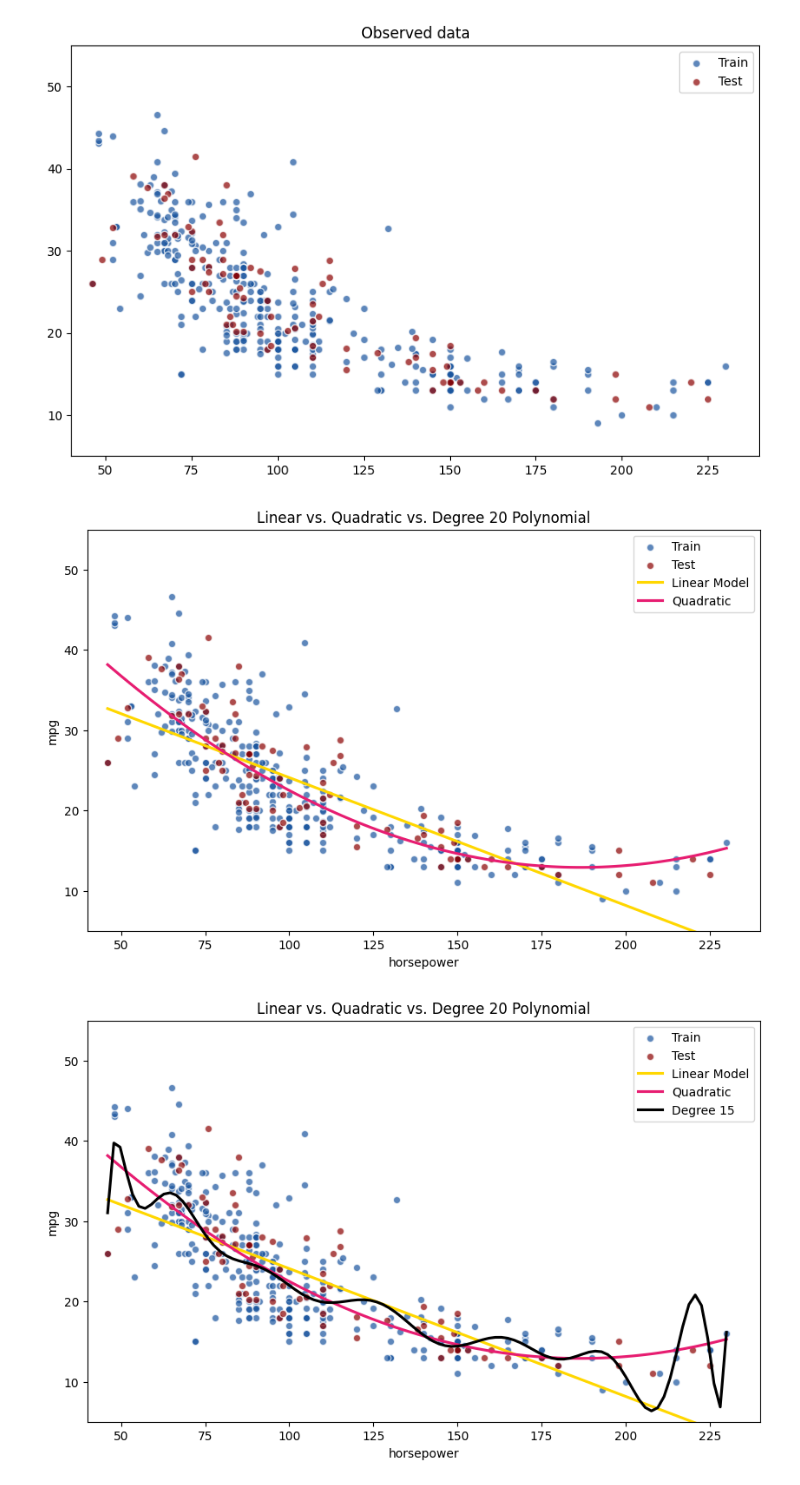
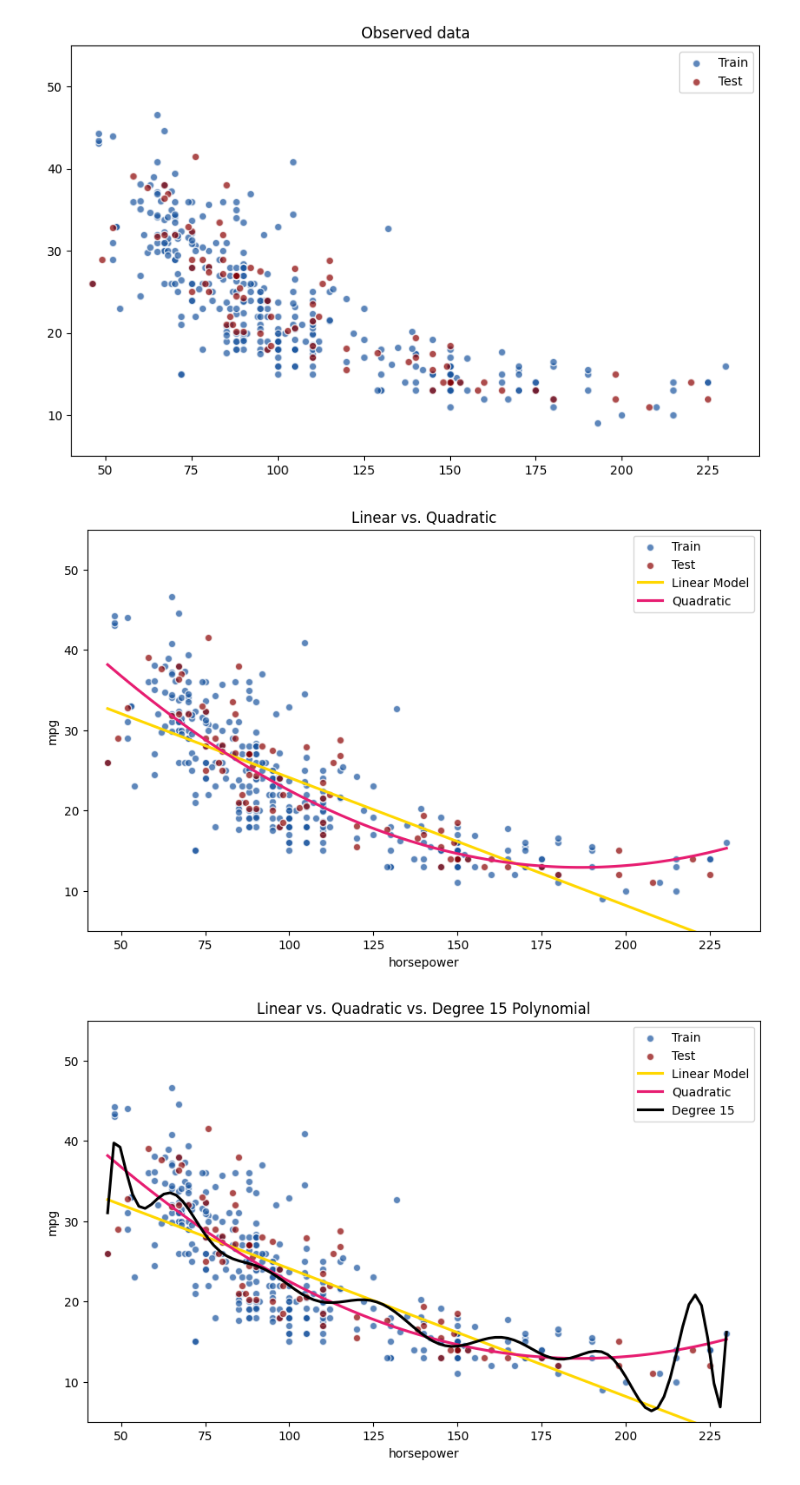
Before and after one commit to vincenzorrei/EDU-LinearRegression, a Jupyter notebook: auto.ipynb, the cells around one changed output. Drawn from its saved outputs; the diff is of its cells as text; code cells hidden in the pictures.

Commit message:
enhance graphs

```diff
--- a/auto.ipynb
+++ b/auto.ipynb
@@ -266,17 +266,17 @@ plt.show()
 # %%
 # With Seaborn's regplot() you can easily plot higher order polynomials.
 plt.figure(figsize=(10,6))
 plt.scatter(train.horsepower, train.mpg, facecolors=color_blue, edgecolors='white', alpha=.7, label='Train')
 plt.scatter(test.horsepower, test.mpg, facecolors='darkred', edgecolors='white', alpha=.7, label='Test')
 sns.regplot(x=train.horsepower, y=train.mpg, ci=None, label='Linear Model', scatter=False, color=color_gold)
 sns.regplot(x=train.horsepower, y=train.mpg, ci=None, label='Quadratic', order=2, scatter=False, color=color_pink)
-plt.title('Linear vs. Quadratic vs. Degree 20 Polynomial')
+plt.title('Linear vs. Quadratic')
 plt.legend()
 plt.ylim(5,55)
 plt.xlim(40,240)
 plt.show()
 # %% [output]
-[figure, old version]
+[figure, new version]
 # %%
 # With Seaborn's regplot() you can easily plot higher order polynomials.
 plt.figure(figsize=(10,6))
```
Also changed, not shown: parts of 3 cells of this notebook.
